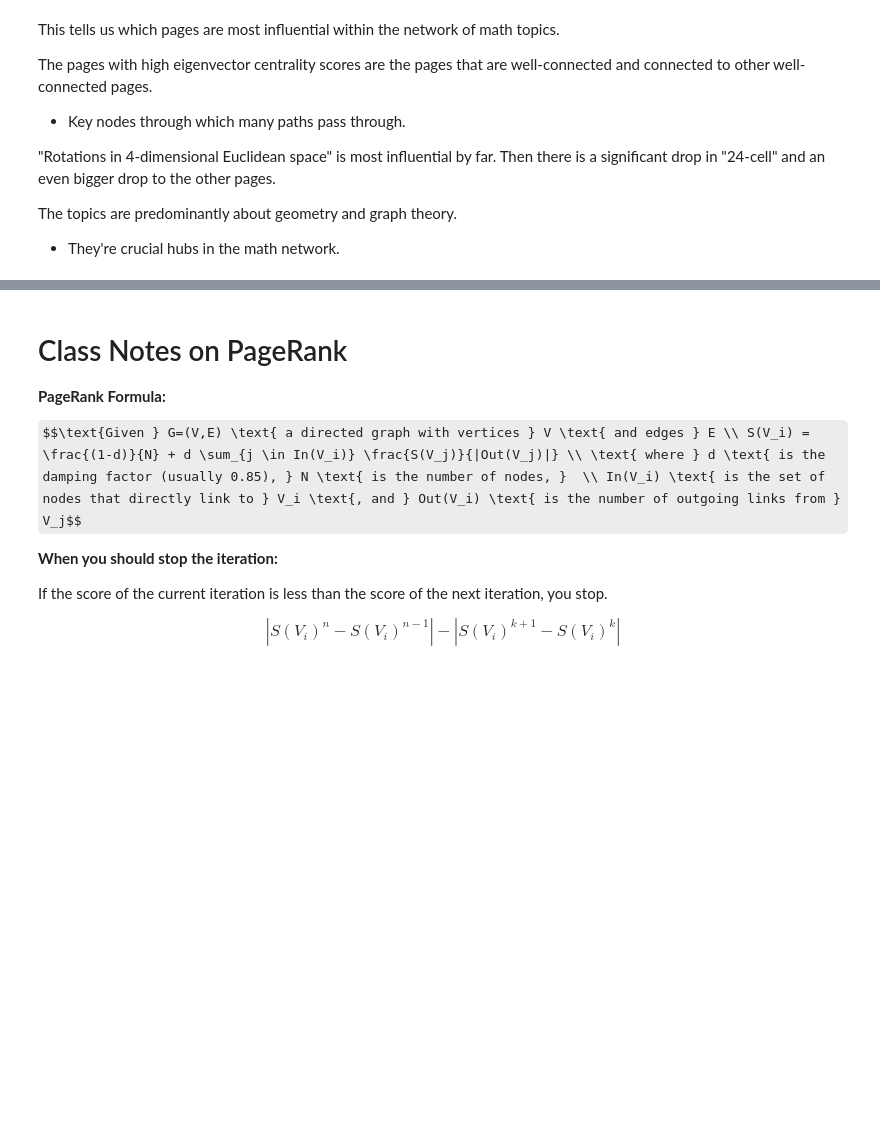
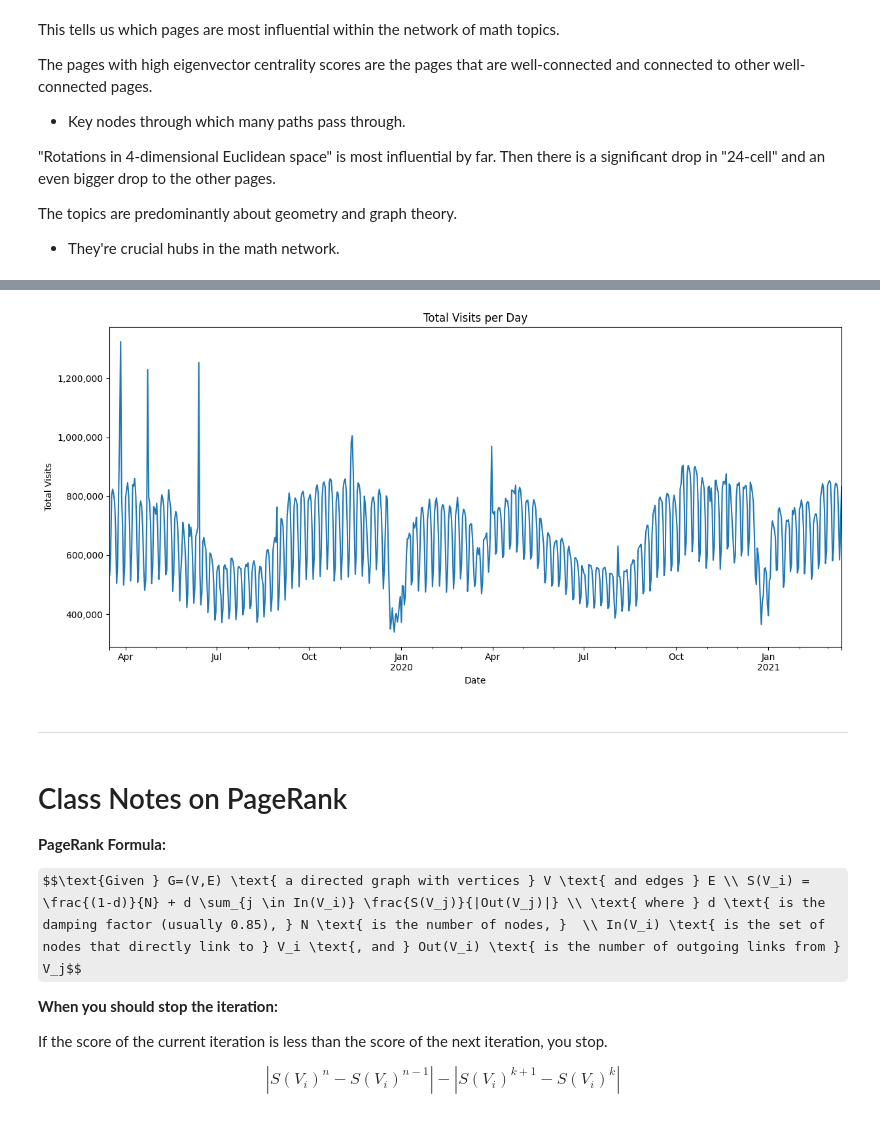
Before and after one commit to Colin-Prim/CIS3200-Final-Project, a Jupyter notebook: eda.ipynb, the cells around one changed output, grey strips where cells are left out. Drawn from its saved outputs; the diff is of its cells as text; code cells hidden in the pictures; some formulas as TeX source; blank space fills up the shorter version.

```diff
--- a/eda.ipynb
+++ b/eda.ipynb
@@ -389,3 +504,18 @@ The topics are predominantly about geometry and graph theory.
+# %%
+# Line plot of daily visits for top 10 pages
+import matplotlib as mpl # For StrMethodFormatter to fix y-axis labels
+ax = total_visits_per_day.plot(figsize=(12, 6))
+ax.set_title('Total Visits per Day')
+ax.set_xlabel('Date')
+ax.set_ylabel('Total Visits')
+plt.tight_layout()
+ax.yaxis.set_major_formatter(mpl.ticker.StrMethodFormatter('{x:,.0f}'))
+#ax.set_yticklabels(['{:,}'.format(int(x)) for x in ax.get_yticks().tolist()]) # Works without mpl but gives a warning
+plt.show()
+# %% [output]
+[figure, added]
+# %% [markdown]
+---
 # %% [markdown]
 # Class Notes on PageRank
 
```
Also changed, not shown: parts of 12 cells of this notebook.
